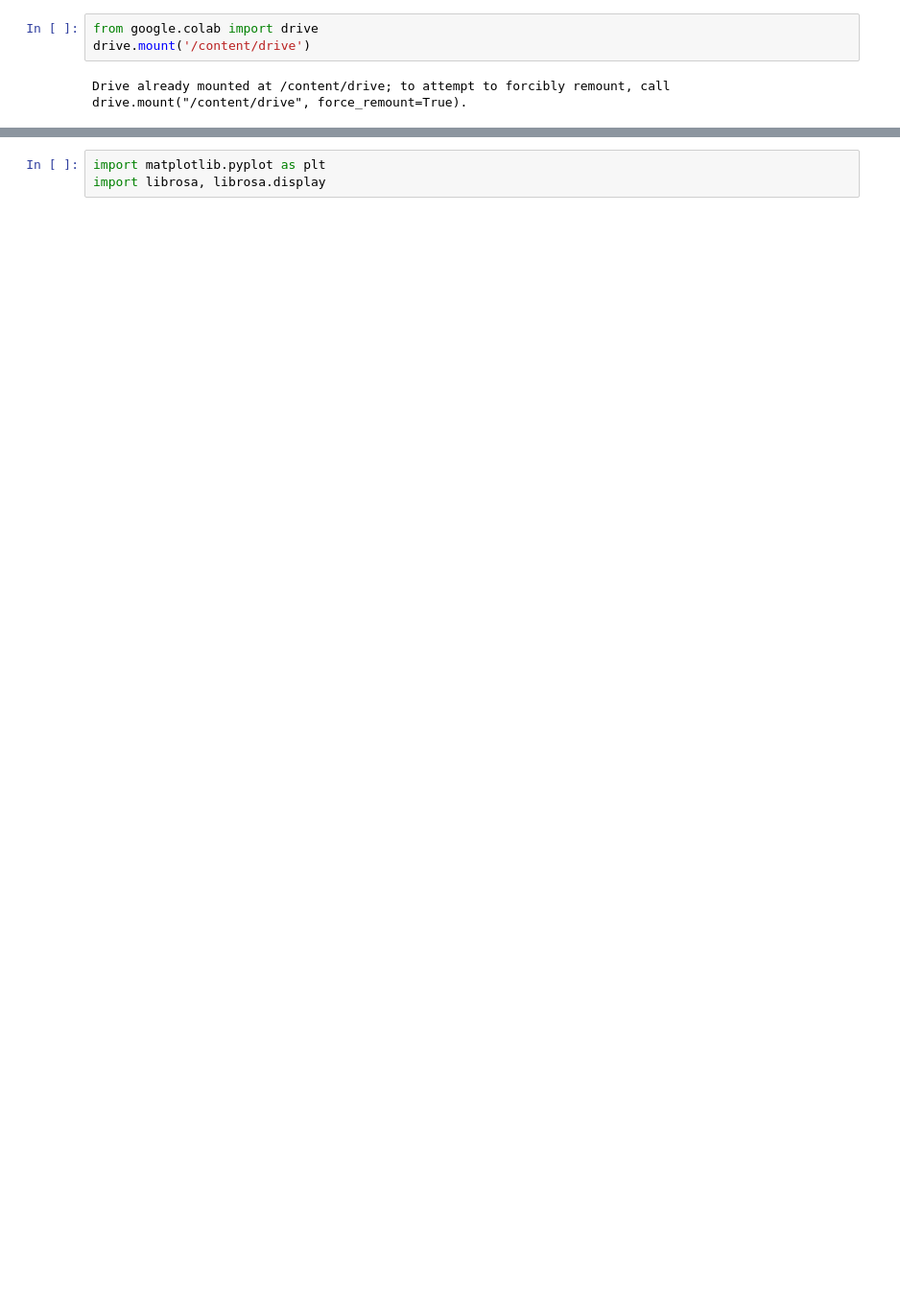
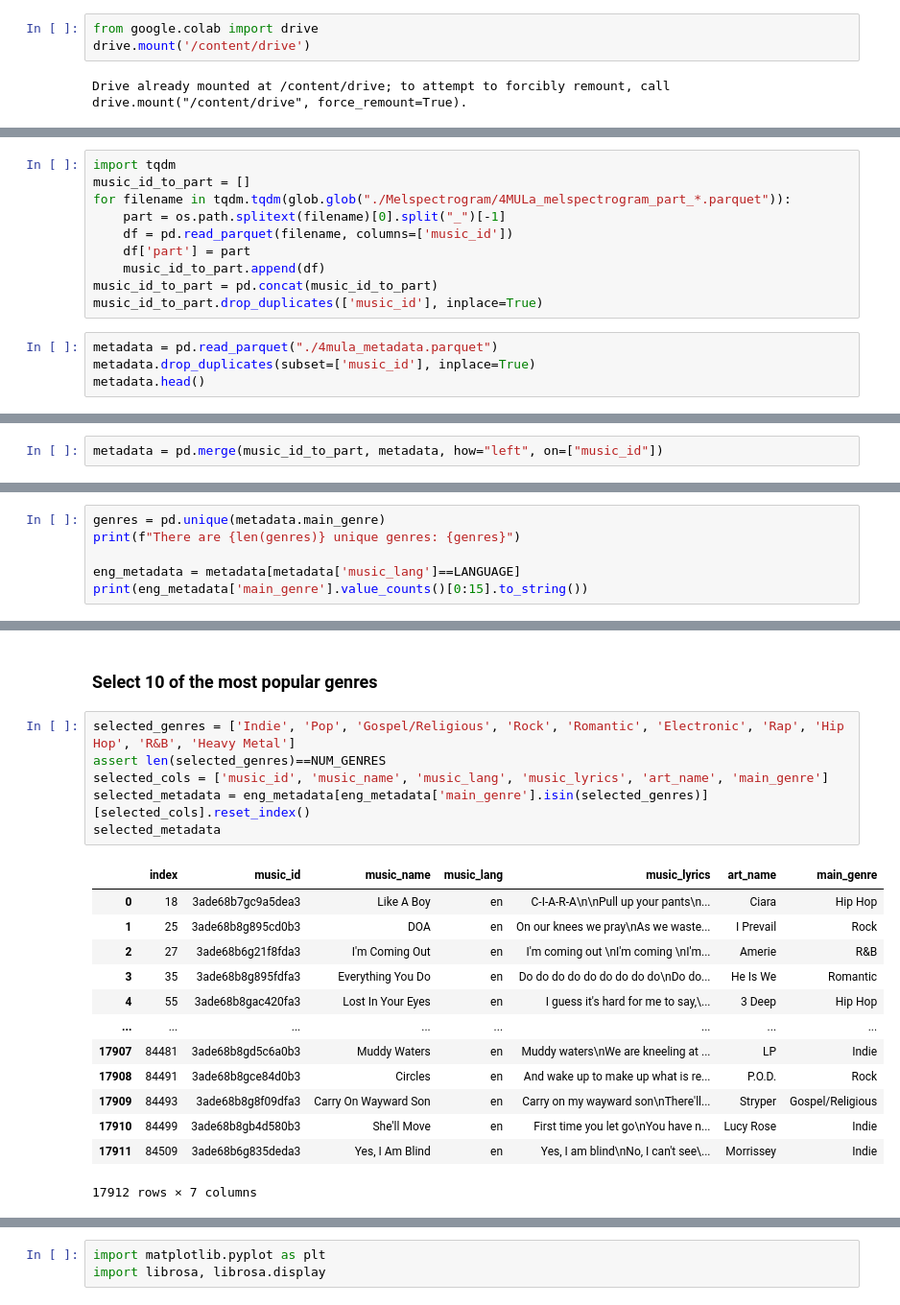
Before and after one commit to kritika-gupta/multi-modal-music-genre-classification, a Jupyter notebook: 4mula.ipynb, the cells around one changed output, grey strips where cells are left out. Shown at 96% size. Cells and saved outputs as stored; diff of their text form; blank space fills up the shorter version.

```diff
--- a/4mula.ipynb
+++ b/4mula.ipynb
@@ -68,0 +37,14 @@ mel_sample.shape
+# %%
+import tqdm
+music_id_to_part = []
+for filename in tqdm.tqdm(glob.glob("./Melspectrogram/4MULa_melspectrogram_part_*.parquet")):
+    part = os.path.splitext(filename)[0].split("_")[-1]
+    df = pd.read_parquet(filename, columns=['music_id'])
+    df['part'] = part
+    music_id_to_part.append(df)
+music_id_to_part = pd.concat(music_id_to_part)
+music_id_to_part.drop_duplicates(['music_id'], inplace=True)
+# %%
+metadata = pd.read_parquet("./4mula_metadata.parquet")
+metadata.drop_duplicates(subset=['music_id'], inplace=True)
+metadata.head()
@@ -68,0 +60,2 @@ mel_sample.shape
+# %%
+metadata = pd.merge(music_id_to_part, metadata, how="left", on=["music_id"])
@@ -68,0 +64,6 @@ mel_sample.shape
+# %%
+genres = pd.unique(metadata.main_genre)
+print(f"There are {len(genres)} unique genres: {genres}")
+
+eng_metadata = metadata[metadata['music_lang']==LANGUAGE]
+print(eng_metadata['main_genre'].value_counts()[0:15].to_string())
@@ -68,0 +88,22 @@ mel_sample.shape
+# %% [markdown]
+### Select 10 of the most popular genres
+# %%
+selected_genres = ['Indie', 'Pop', 'Gospel/Religious', 'Rock', 'Romantic', 'Electronic', 'Rap', 'Hip Hop', 'R&B', 'Heavy Metal']
+assert len(selected_genres)==NUM_GENRES
+selected_cols = ['music_id', 'music_name', 'music_lang', 'music_lyrics', 'art_name', 'main_genre']
+selected_metadata = eng_metadata[eng_metadata['main_genre'].isin(selected_genres)][selected_cols].reset_index()
+selected_metadata
+# %% [output]
+|  | index | music_id | music_name | music_lang | music_lyrics | art_name | main_genre |
+| 0 | 18 | 3ade68b7gc9a5dea3 | Like A Boy | en | C-I-A-R-A\n\nPull up your pants\n... | Ciara | Hip Hop |
+| 1 | 25 | 3ade68b8g895cd0b3 | DOA | en | On our knees we pray\nAs we waste... | I Prevail | Rock |
+| 2 | 27 | 3ade68b6g21f8fda3 | I'm Coming Out | en | I'm coming out \nI'm coming \nI'm... | Amerie | R&B |
+| 3 | 35 | 3ade68b8g895fdfa3 | Everything You Do | en | Do do do do do do do do do\nDo do... | He Is We | Romantic |
+| 4 | 55 | 3ade68b8gac420fa3 | Lost In Your Eyes | en | I guess it's hard for me to say,\... | 3 Deep | Hip Hop |
+| ... | ... | ... | ... | ... | ... | ... | ... |
+| 17907 | 84481 | 3ade68b8gd5c6a0b3 | Muddy Waters | en | Muddy waters\nWe are kneeling at ... | LP | Indie |
+| 17908 | 84491 | 3ade68b8gce84d0b3 | Circles | en | And wake up to make up what is re... | P.O.D. | Rock |
+| 17909 | 84493 | 3ade68b8g8f09dfa3 | Carry On Wayward Son | en | Carry on my wayward son\nThere'll... | Stryper | Gospel/Religious |
+| 17910 | 84499 | 3ade68b8gb4d580b3 | She'll Move | en | First time you let go\nYou have n... | Lucy Rose | Indie |
+| 17911 | 84509 | 3ade68b6g835deda3 | Yes, I Am Blind | en | Yes, I am blind\nNo, I can't see\... | Morrissey | Indie |
+17912 rows × 7 columns
```
Also changed, not shown: parts of 35 cells of this notebook.
